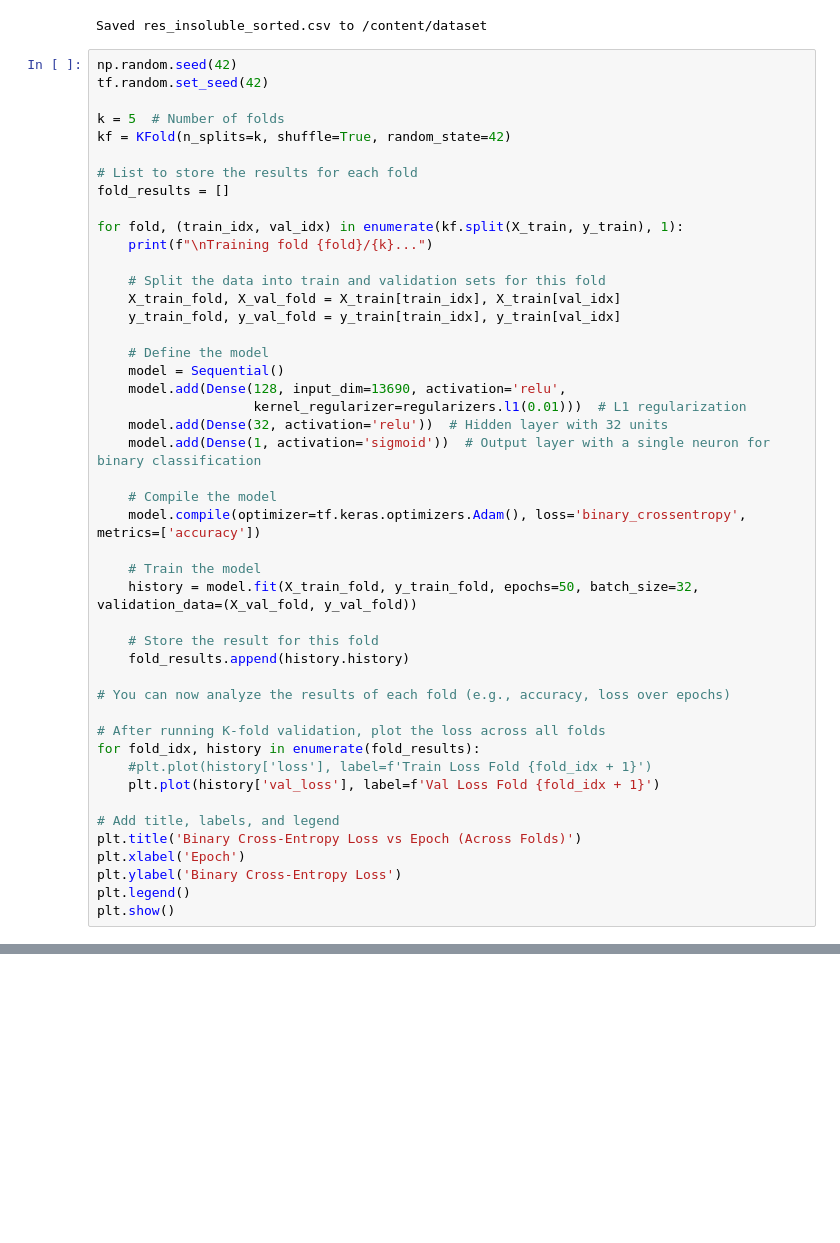
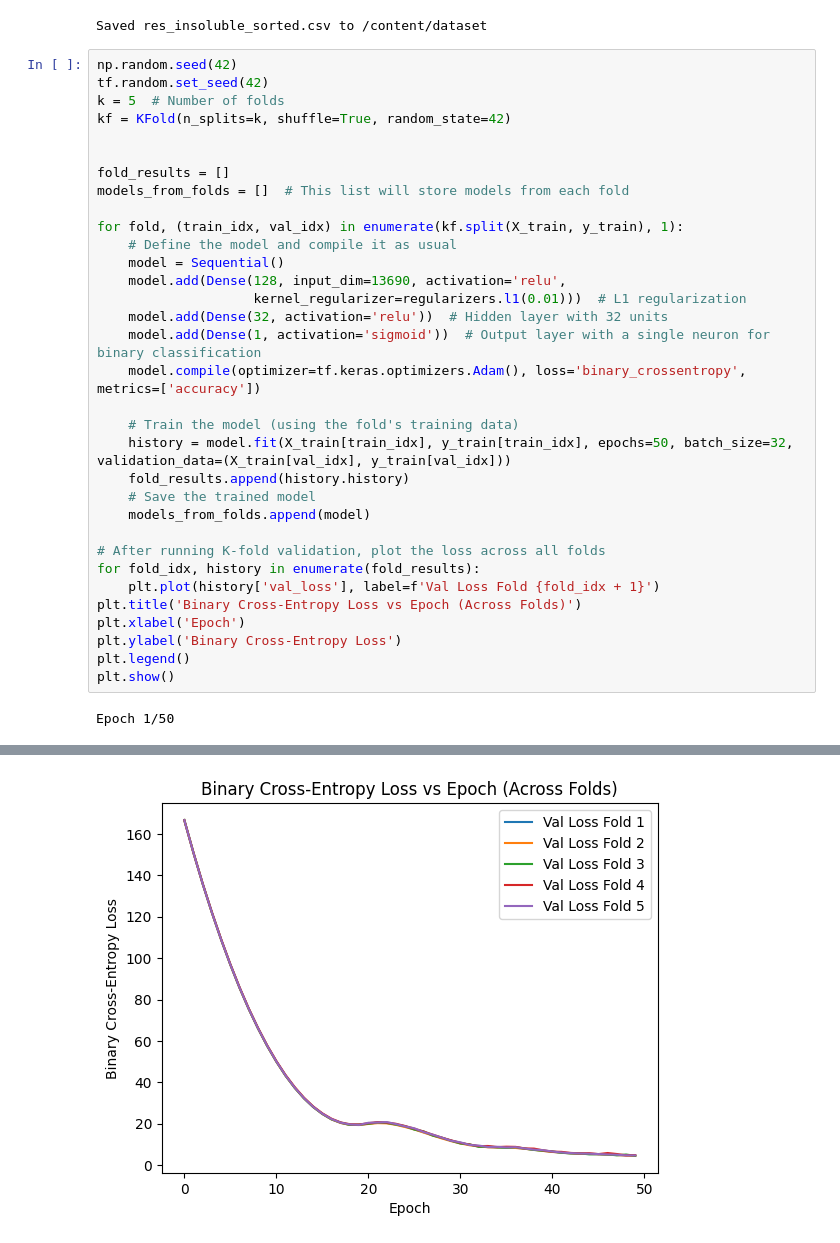
Before and after one commit to benjaminnigjeh/keyProteoforms, a Jupyter notebook: explainableAI.ipynb, the cells around one changed output, grey strips where cells are left out. Drawn from its saved outputs; the diff is of its cells as text; blank space fills up the shorter version.

```diff
--- a/explainableAI.ipynb
+++ b/explainableAI.ipynb
@@ -137,46 +184,35 @@ Saved res_insoluble_sorted.csv to /content/dataset
 # %%
 np.random.seed(42)
 tf.random.set_seed(42)
-
 k = 5  # Number of folds
 kf = KFold(n_splits=k, shuffle=True, random_state=42)
 
-# List to store the results for each fold
+
 fold_results = []
+models_from_folds = []  # This list will store models from each fold
 
 for fold, (train_idx, val_idx) in enumerate(kf.split(X_train, y_train), 1):
-    print(f"\nTraining fold {fold}/{k}...")
-
-    # Split the data into train and validation sets for this fold
-    X_train_fold, X_val_fold = X_train[train_idx], X_train[val_idx]
-    y_train_fold, y_val_fold = y_train[train_idx], y_train[val_idx]
-
-    # Define the model
+    # Define the model and compile it as usual
     model = Sequential()
     model.add(Dense(128, input_dim=13690, activation='relu',
                     kernel_regularizer=regularizers.l1(0.01)))  # L1 regularization
     model.add(Dense(32, activation='relu'))  # Hidden layer with 32 units
     model.add(Dense(1, activation='sigmoid'))  # Output layer with a single neuron for binary classification
-
-    # Compile the model
     model.compile(optimizer=tf.keras.optimizers.Adam(), loss='binary_crossentropy', metrics=['accuracy'])
 
-    # Train the model
-    history = model.fit(X_train_fold, y_train_fold, epochs=50, batch_size=32, validation_data=(X_val_fold, y_val_fold))
-
-    # Store the result for this fold
+    # Train the model (using the fold's training data)
+    history = model.fit(X_train[train_idx], y_train[train_idx], epochs=50, batch_size=32, validation_data=(X_train[val_idx], y_train[val_idx]))
     fold_results.append(history.history)
-
-# You can now analyze the results of each fold (e.g., accuracy, loss over epochs)
+    # Save the trained model
+    models_from_folds.append(model)
 
 # After running K-fold validation, plot the loss across all folds
 for fold_idx, history in enumerate(fold_results):
-    #plt.plot(history['loss'], label=f'Train Loss Fold {fold_idx + 1}')
     plt.plot(history['val_loss'], label=f'Val Loss Fold {fold_idx + 1}')
-
-# Add title, labels, and legend
 plt.title('Binary Cross-Entropy Loss vs Epoch (Across Folds)')
 plt.xlabel('Epoch')
 plt.ylabel('Binary Cross-Entropy Loss')
 plt.legend()
 plt.show()
+# %% [output]
+Epoch 1/50
@@ -182,0 +236 @@ plt.show()
+[figure, added]
```
Also changed, not shown: parts of 14 cells of this notebook.
